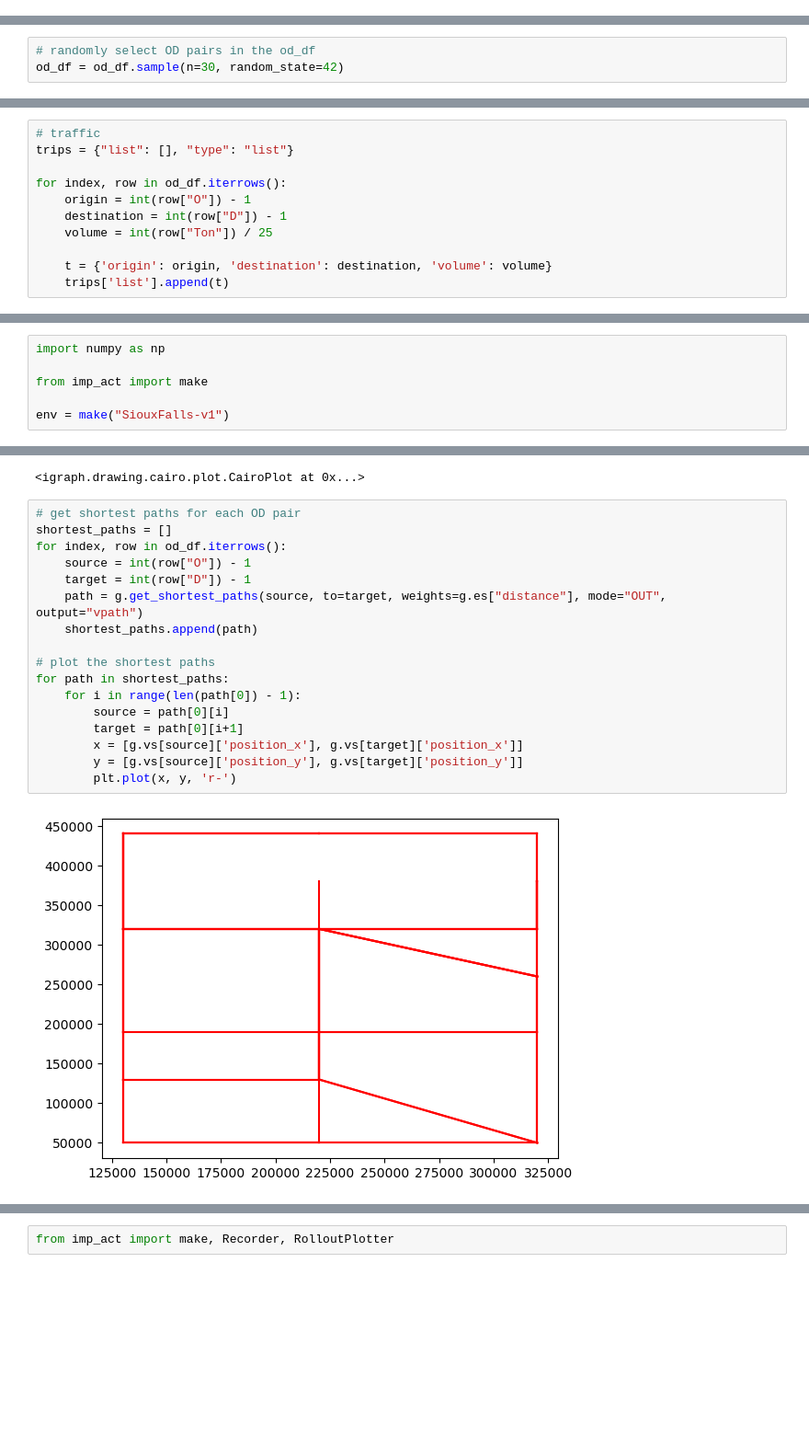
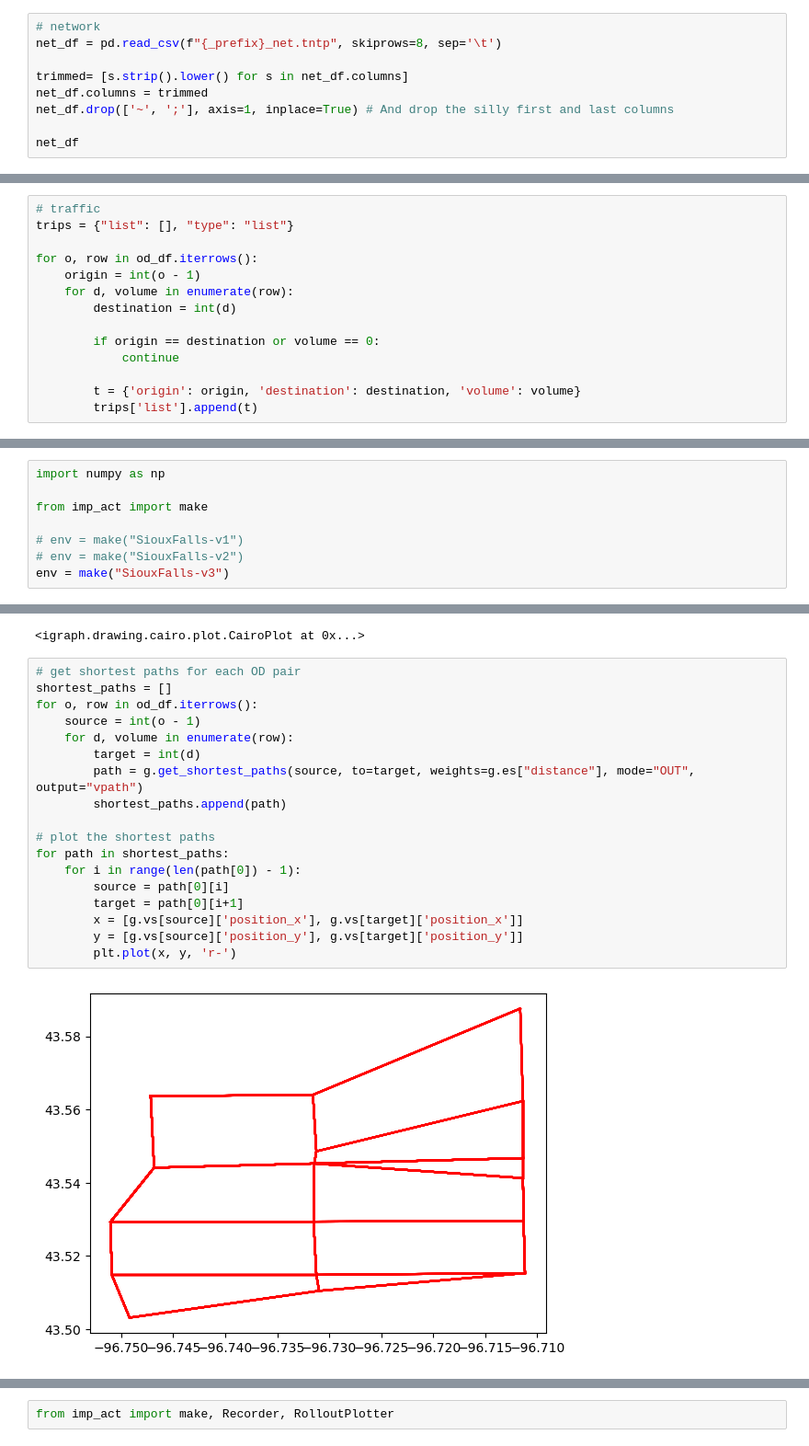
Before and after one commit to AI-for-Infrastructure-Management/imp-act, a Jupyter notebook: imp_act/environments/dev/sandbox_transport_nets.ipynb, the cells around one changed output, grey strips where cells are left out. Shown at 92% size. Saved outputs shown, nothing was run; the diff lists cells and outputs as text; blank space fills up the shorter version.

Commit message:
Add SiouxFalls v1, v2, and v3

```diff
--- a/imp_act/environments/dev/sandbox_transport_nets.ipynb
+++ b/imp_act/environments/dev/sandbox_transport_nets.ipynb
@@ -20,0 +38,9 @@ Numer of OD pairs: 528
+# %%
+# network
+net_df = pd.read_csv(f"{_prefix}_net.tntp", skiprows=8, sep='\t')
+
+trimmed= [s.strip().lower() for s in net_df.columns]
+net_df.columns = trimmed
+net_df.drop(['~', ';'], axis=1, inplace=True) # And drop the silly first and last columns
+
+net_df
@@ -61,6 +169,3 @@ od_df = od_df.reset_index(drop=True)
 ### Option 2: Remove trips
 
 comment the next cell to keep all trips
-# %%
-# randomly select OD pairs in the od_df
-od_df = od_df.sample(n=30, random_state=42)
@@ -104,10 +257,13 @@ for index, row in net_df.iterrows():
 # traffic
 trips = {"list": [], "type": "list"}
 
-for index, row in od_df.iterrows():
-    origin = int(row["O"]) - 1
-    destination = int(row["D"]) - 1
-    volume = int(row["Ton"]) / 25
+for o, row in od_df.iterrows():
+    origin = int(o - 1)
+    for d, volume in enumerate(row):
+        destination = int(d)
 
-    t = {'origin': origin, 'destination': destination, 'volume': volume}
-    trips['list'].append(t)
+        if origin == destination or volume == 0:
+            continue
+
+        t = {'origin': origin, 'destination': destination, 'volume': volume}
+        trips['list'].append(t)
@@ -130,7 +306,9 @@ import numpy as np
 
 from imp_act import make
 
-env = make("SiouxFalls-v1")
+# env = make("SiouxFalls-v1")
+# env = make("SiouxFalls-v2")
+env = make("SiouxFalls-v3")
 # %%
 import igraph as ig
 import matplotlib.pyplot as plt
@@ -158,22 +336,23 @@ Number of edges: 52
 # %%
 # get shortest paths for each OD pair
 shortest_paths = []
-for index, row in od_df.iterrows():
-    source = int(row["O"]) - 1
-    target = int(row["D"]) - 1
-    path = g.get_shortest_paths(source, to=target, weights=g.es["distance"], mode="OUT", output="vpath")
-    shortest_paths.append(path)
+for o, row in od_df.iterrows():
+    source = int(o - 1)
+    for d, volume in enumerate(row):
+        target = int(d)
+        path = g.get_shortest_paths(source, to=target, weights=g.es["distance"], mode="OUT", output="vpath")
+        shortest_paths.append(path)
 
 # plot the shortest paths
 for path in shortest_paths:
     for i in range(len(path[0]) - 1):
         source = path[0][i]
         target = path[0][i+1]
         x = [g.vs[source]['position_x'], g.vs[target]['position_x']]
         y = [g.vs[source]['position_y'], g.vs[target]['position_y']]
         plt.plot(x, y, 'r-')
 # %% [output]
-[figure, old version]
+[figure, new version]
 # %%
 print(env.get_count_redundancies_summary())
 # %% [output]
```
Also changed, not shown: parts of 16 cells of this notebook, 4 other files.
